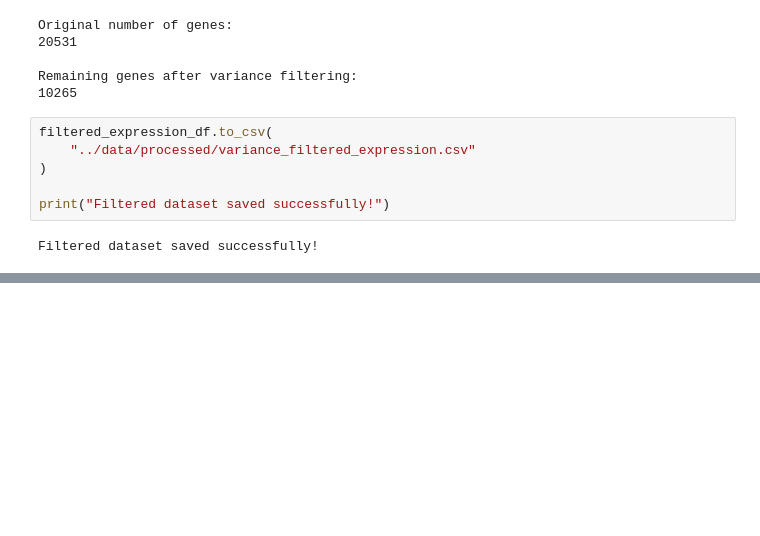
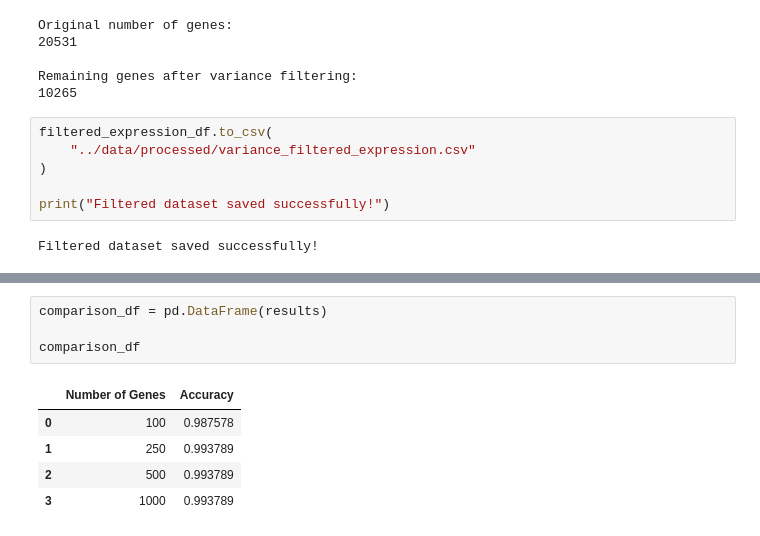
Before and after one commit to arahandoshi/computational-biology-cancer-classification, a Jupyter notebook: notebooks/04_Feature_Engineering.ipynb, the cells around one changed output, grey strips where cells are left out. Cells and saved outputs as stored; diff of their text form; blank space fills up the shorter version.

```diff
--- a/notebooks/04_Feature_Engineering.ipynb
+++ b/notebooks/04_Feature_Engineering.ipynb
@@ -126,0 +235,10 @@ Filtered dataset saved successfully!
+# %%
+comparison_df = pd.DataFrame(results)
+
+comparison_df
+# %% [output]
+|  | Number of Genes | Accuracy |
+| 0 | 100 | 0.987578 |
+| 1 | 250 | 0.993789 |
+| 2 | 500 | 0.993789 |
+| 3 | 1000 | 0.993789 |
```
Also changed, not shown: parts of 14 cells of this notebook, 2 other files.
